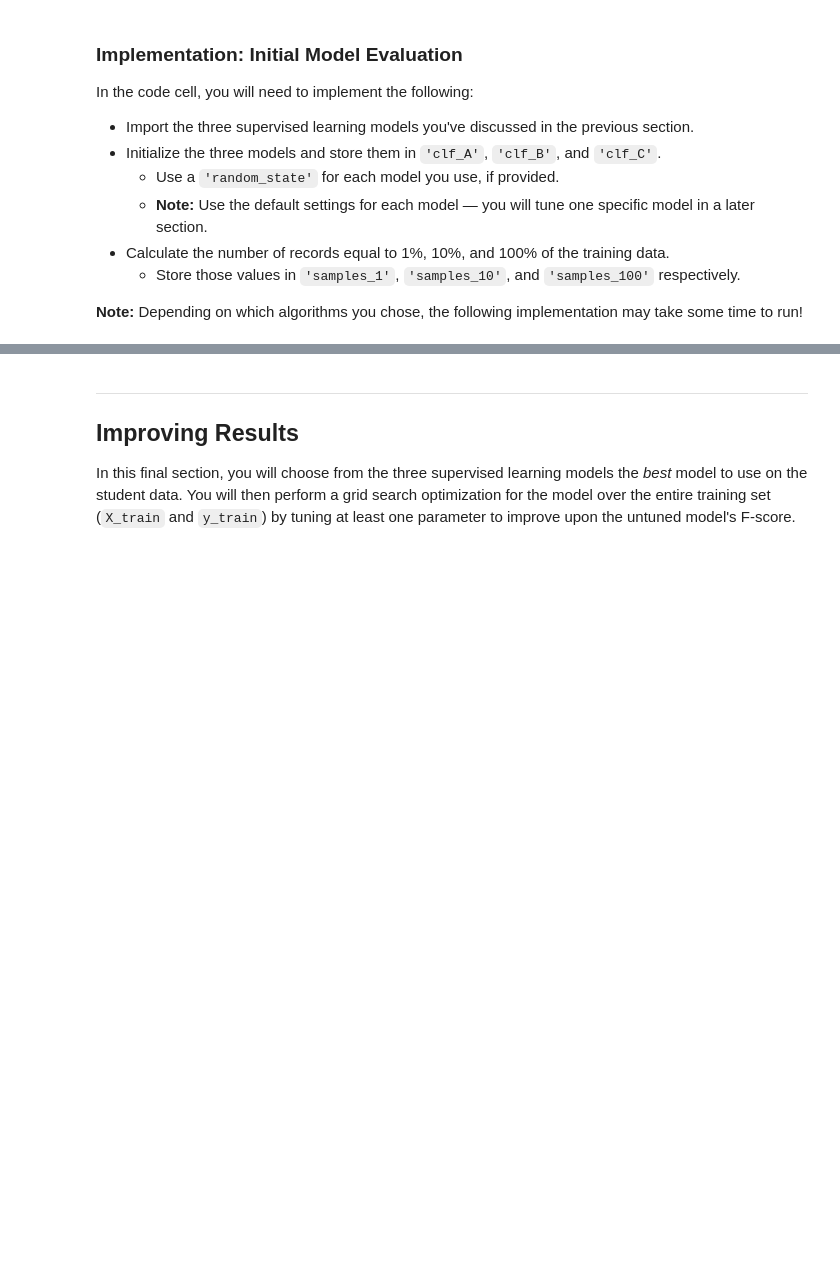
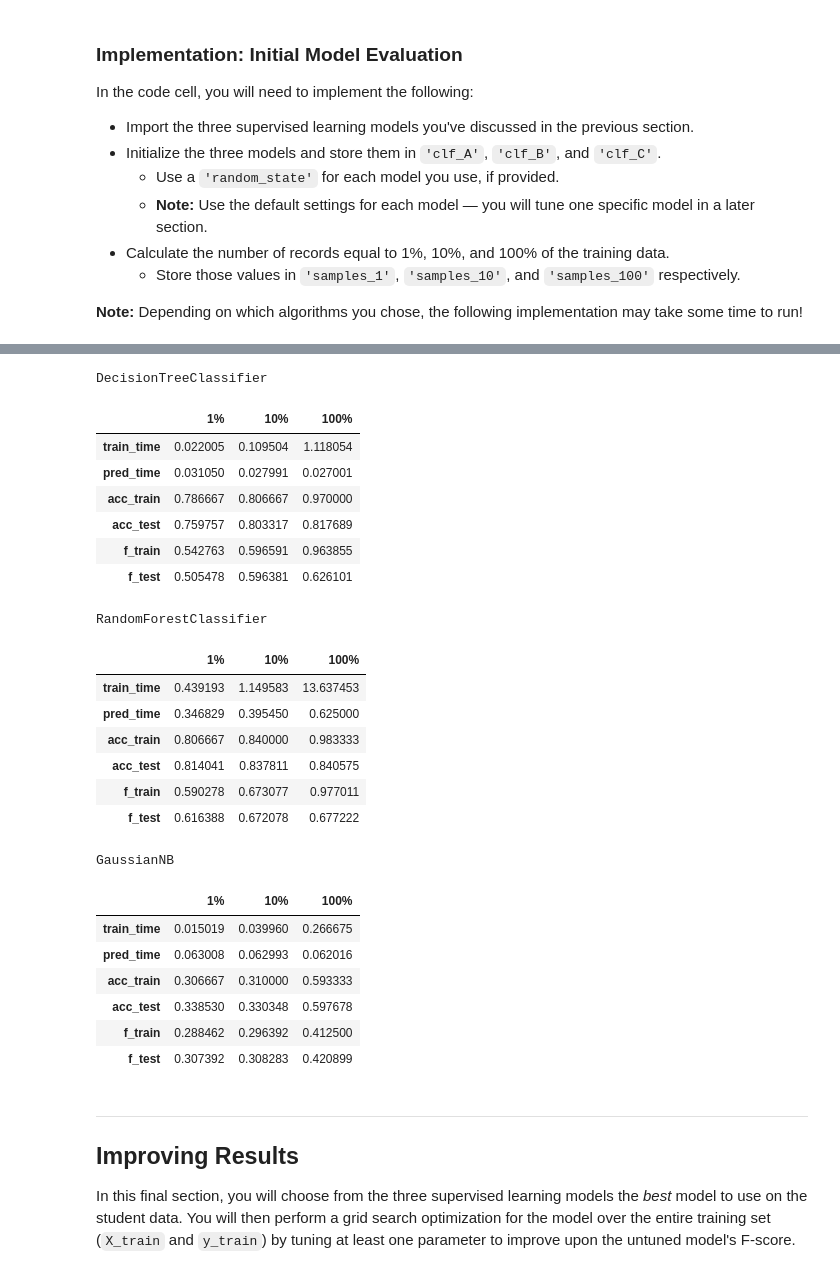
Before and after one commit to amitjha1989/Udacity_CharityML, a Jupyter notebook: p1_charityml/finding_donors.ipynb, the cells around one changed output, grey strips where cells are left out. Drawn from its saved outputs; the diff is of its cells as text; code cells hidden in the pictures; blank space fills up the shorter version.

```diff
--- a/p1_charityml/finding_donors.ipynb
+++ b/p1_charityml/finding_donors.ipynb
@@ -459,3 +428,34 @@ GaussianNB trained on 36177 samples.
+# %%
+
+#Printing out the values
+for i in results.items():
+    print(i[0])
+    display(pd.DataFrame(i[1]).rename(columns={0:'1%', 1:'10%', 2:'100%'}))
+# %% [output]
+DecisionTreeClassifier
+|  | 1% | 10% | 100% |
+| train_time | 0.022005 | 0.109504 | 1.118054 |
+| pred_time | 0.031050 | 0.027991 | 0.027001 |
+| acc_train | 0.786667 | 0.806667 | 0.970000 |
+| acc_test | 0.759757 | 0.803317 | 0.817689 |
+| f_train | 0.542763 | 0.596591 | 0.963855 |
+| f_test | 0.505478 | 0.596381 | 0.626101 |
+RandomForestClassifier
+|  | 1% | 10% | 100% |
+| train_time | 0.439193 | 1.149583 | 13.637453 |
+| pred_time | 0.346829 | 0.395450 | 0.625000 |
+| acc_train | 0.806667 | 0.840000 | 0.983333 |
+| acc_test | 0.814041 | 0.837811 | 0.840575 |
+| f_train | 0.590278 | 0.673077 | 0.977011 |
+| f_test | 0.616388 | 0.672078 | 0.677222 |
+GaussianNB
+|  | 1% | 10% | 100% |
+| train_time | 0.015019 | 0.039960 | 0.266675 |
+| pred_time | 0.063008 | 0.062993 | 0.062016 |
+| acc_train | 0.306667 | 0.310000 | 0.593333 |
+| acc_test | 0.338530 | 0.330348 | 0.597678 |
+| f_train | 0.288462 | 0.296392 | 0.412500 |
+| f_test | 0.307392 | 0.308283 | 0.420899 |
 # %% [markdown]
 ----
 ## Improving Results
```
Also changed, not shown: parts of 23 cells of this notebook, 8 other files.
